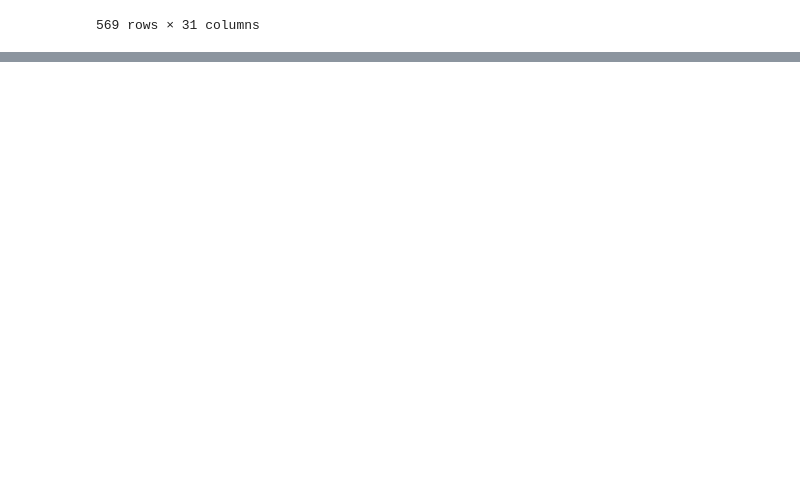
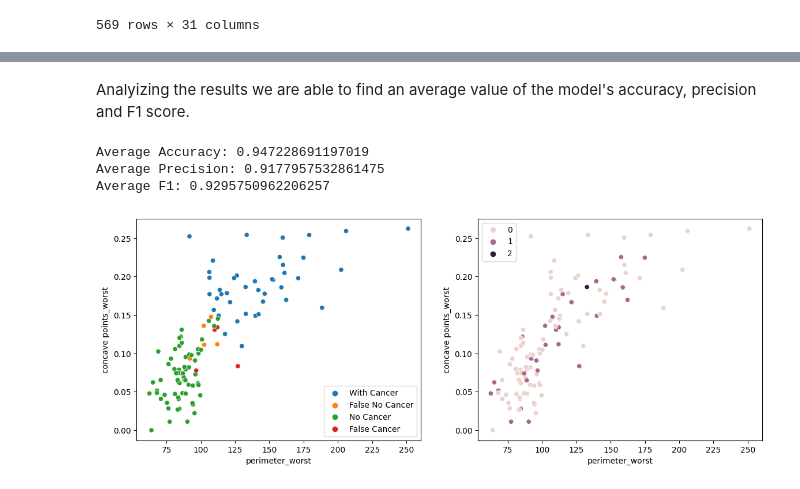
Before and after one commit to matiasfreitas/IA_Project_2, a Jupyter notebook: main.ipynb, the cells around one changed output, grey strips where cells are left out. Drawn from its saved outputs; the diff is of its cells as text; code cells hidden in the pictures; blank space fills up the shorter version.

```diff
--- a/main.ipynb
+++ b/main.ipynb
@@ -200,2 +203,0 @@ Now, is important to normalize the values for the models
-# %%
-file.iloc[:,1:-1] = scaler.fit_transform(file.iloc[:,1:-1].to_numpy())
@@ -516,0 +320,21 @@ plot2 = sns.scatterplot(ax= axs[1], x = x_test['perimeter_worst'], y = x_test['c
+# %% [markdown]
+Analyizing the results we are able to find an average value of the model's accuracy, precision and F1 score.
+# %%
+lr_acc = sum(accuracy_list)/5
+lr_pre = sum(precision_list)/5
+lr_f1 = sum(f1_list)/5
+
+print("Average Accuracy: " + str(lr_acc))
+print("Average Precision: " + str(lr_pre))
+print("Average F1: " + str(lr_f1))
+
+fig, axs = plt.subplots(ncols=2,nrows=1,figsize=(14,5))
+
+plot1 = sns.scatterplot(ax= axs[0], x = x_test['perimeter_worst'], y = x_test['concave points_worst'], hue = y_corrects)
+
+plot2 = sns.scatterplot(ax= axs[1], x = x_test['perimeter_worst'], y = x_test['concave points_worst'], hue = y_nCounts)
+# %% [output]
+Average Accuracy: 0.947228691197019
+Average Precision: 0.9177957532861475
+Average F1: 0.9295750962206257
+[figure, added]
```
Also changed, not shown: parts of 48 cells of this notebook.
